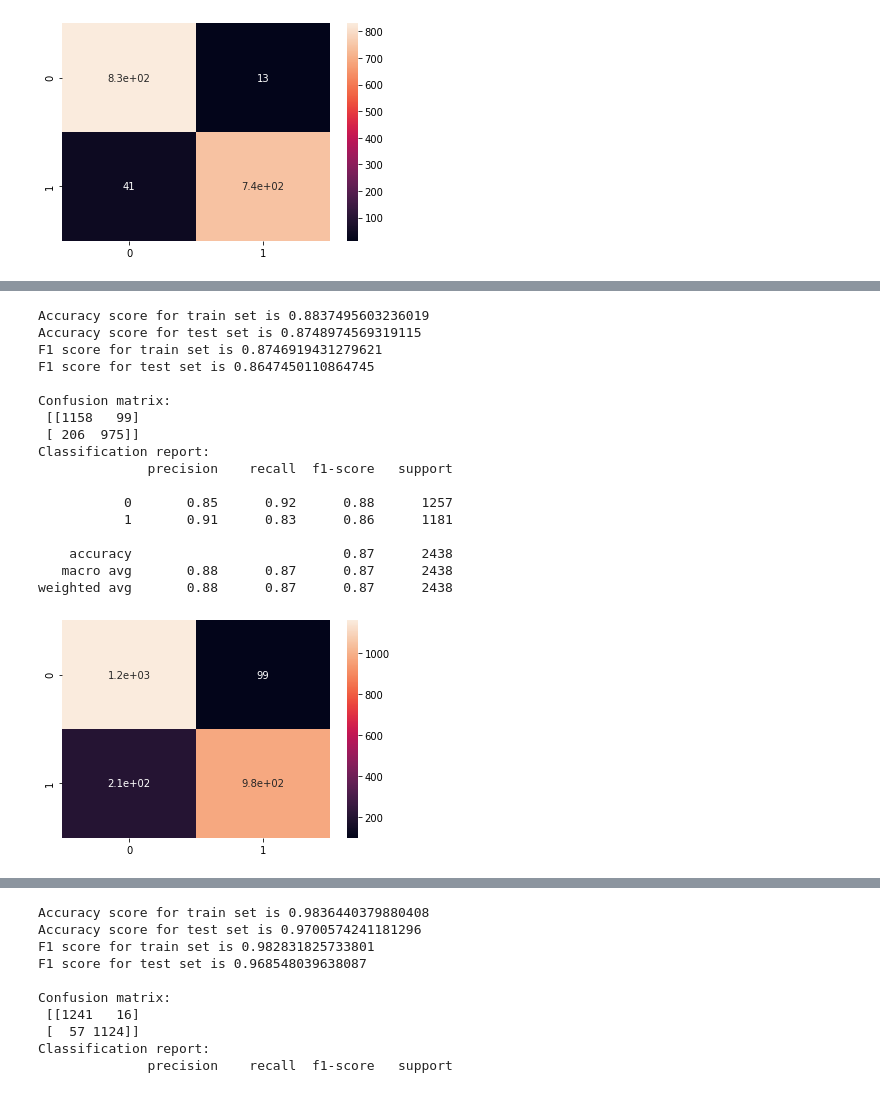
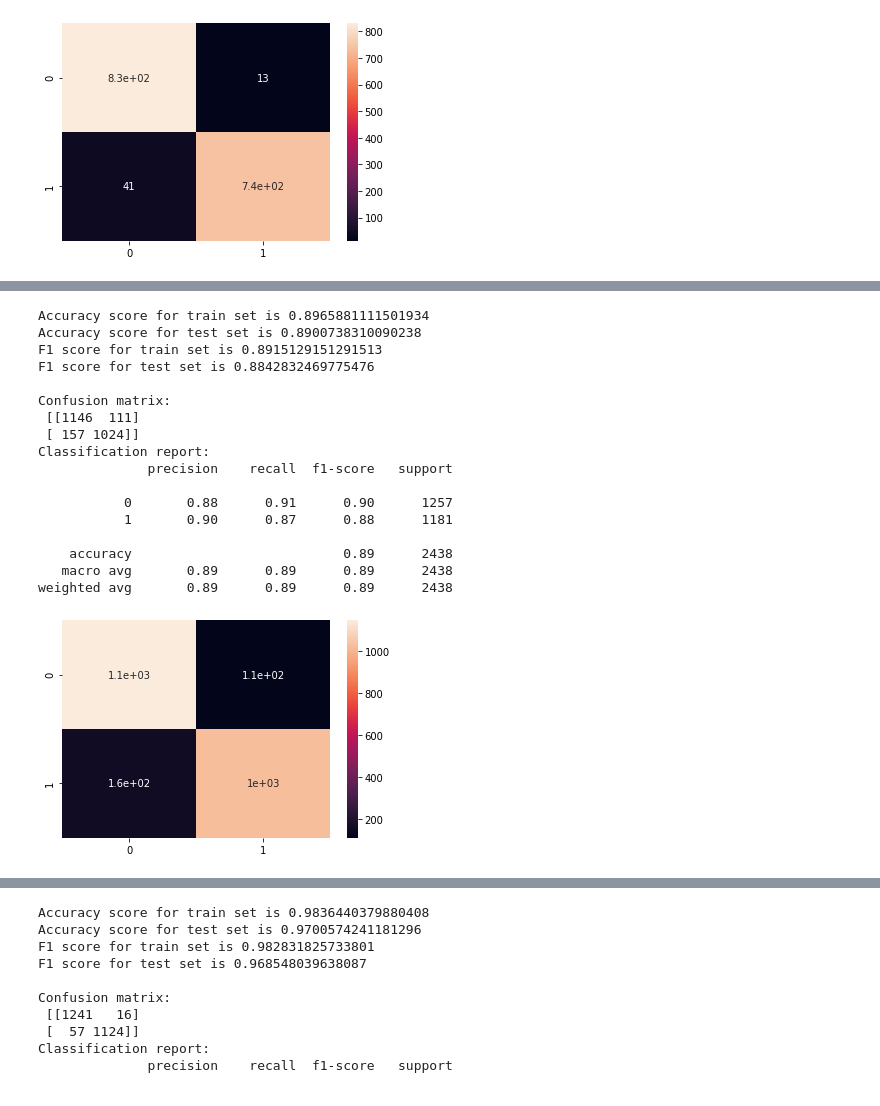
Before and after one commit to infoshareacademy/jdszr3-datavirus, a Jupyter notebook: ML/code/model1-upgrade-2.ipynb, the cells around one changed output, grey strips where cells are left out. Drawn from its saved outputs; the diff is of its cells as text; code cells hidden in the pictures.

Commit message:
Uploaded models, grid search

```diff
--- a/ML/code/model1-upgrade-2.ipynb
+++ b/ML/code/model1-upgrade-2.ipynb
@@ -245,30 +247,30 @@ A new explainer has been created!
 # %%
 #Logistic regression model
 model_lr=Model("mushrooms.csv","class")
 model_lr.create_X(["class", "gill-attachment", "gill-color", "gill-size", "habitat", "ring-type", "stalk-root", "stalk-surface-above-ring", "stalk-surface-below-ring",
                       "stalk-color-above-ring", "stalk-color-below-ring", "veil-type", "veil-color", "spore-print-color", "odor", "population"])
 model_lr.categories_normalization()
 model_lr.data_encoder(OneHotEncoder)
-model_lr.choose_model('lg', params={'C': 0.03})
+model_lr.choose_model('lg', params={'C': 1, 'penalty': 'l2', 'random_state': 1})
 model_lr.split(0.3)
 model_lr.run_model()
 model_lr.matrix()
 # %% [output]
-Accuracy score for train set is 0.8837495603236019
-Accuracy score for test set is 0.8748974569319115
-F1 score for train set is 0.8746919431279621
-F1 score for test set is 0.8647450110864745
+Accuracy score for train set is 0.8965881111501934
+Accuracy score for test set is 0.8900738310090238
+F1 score for train set is 0.8915129151291513
+F1 score for test set is 0.8842832469775476
 
 Confusion matrix:
- [[1158   99]
- [ 206  975]]
+ [[1146  111]
+ [ 157 1024]]
 Classification report:
               precision    recall  f1-score   support
 
-           0       0.85      0.92      0.88      1257
-           1       0.91      0.83      0.86      1181
+           0       0.88      0.91      0.90      1257
+           1       0.90      0.87      0.88      1181
 
-    accuracy                           0.87      2438
-   macro avg       0.88      0.87      0.87      2438
-weighted avg       0.88      0.87      0.87      2438
+    accuracy                           0.89      2438
+   macro avg       0.89      0.89      0.89      2438
+weighted avg       0.89      0.89      0.89      2438
-[figure, old version]
+[figure, new version]
```
Also changed, not shown: parts of 14 cells of this notebook, 5 other files.
